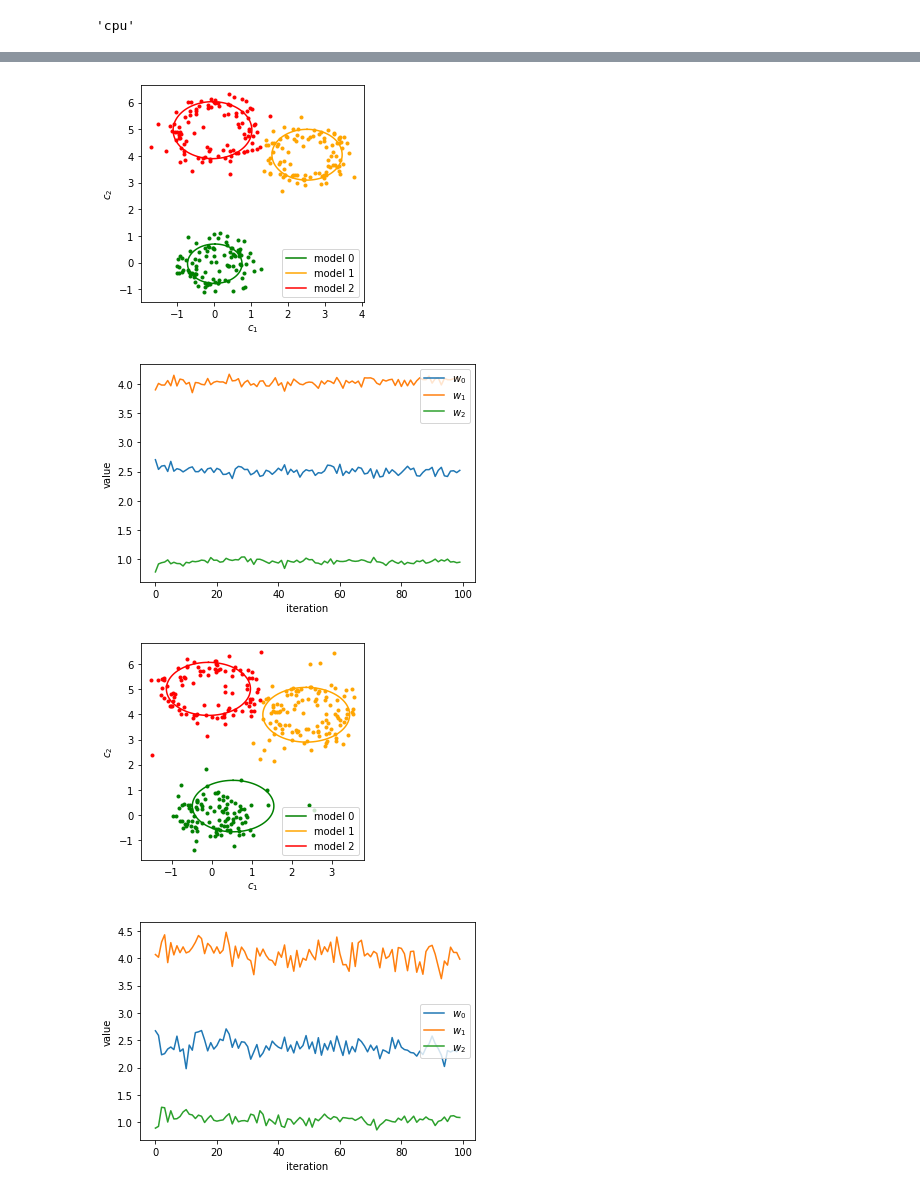
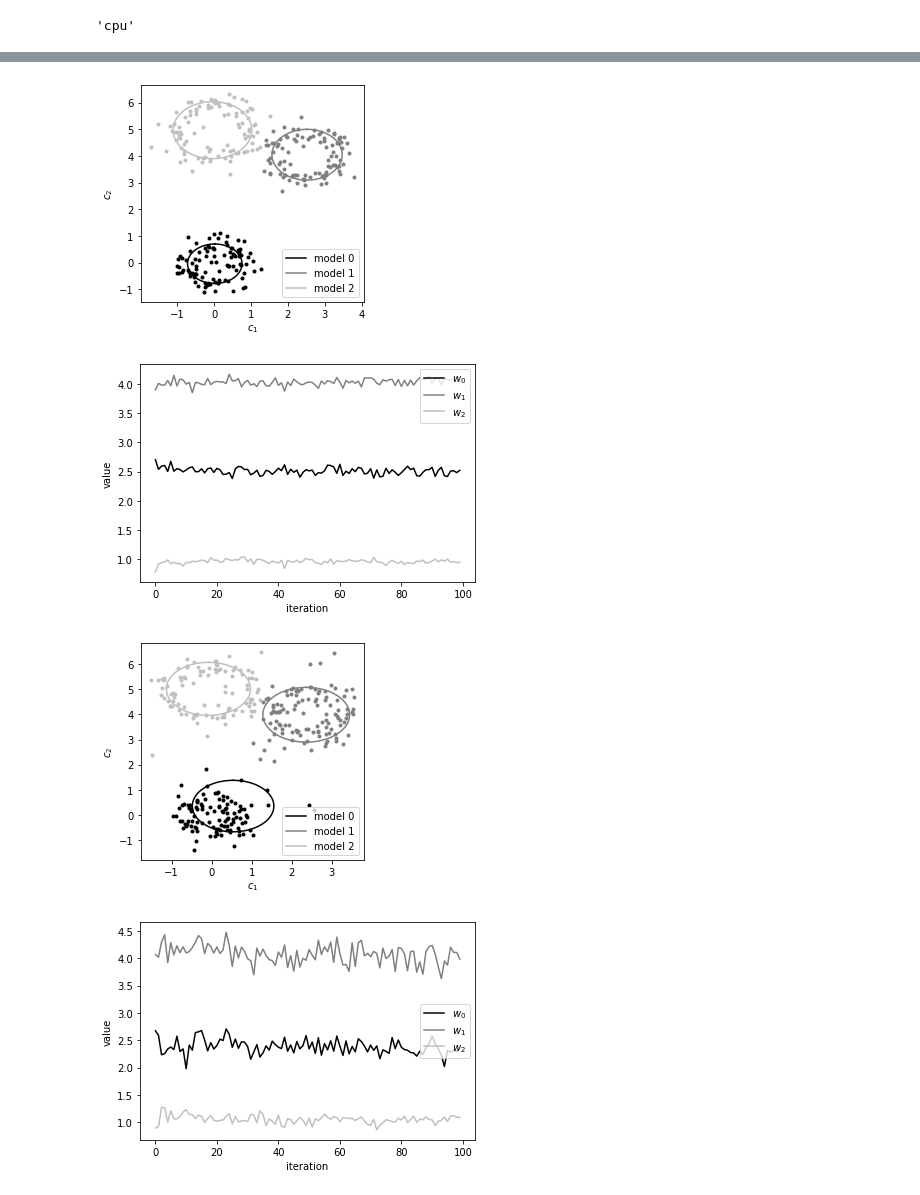
Before and after one commit to andriygav/ExpertLearning, a Jupyter notebook: code/experiment_1_part.ipynb, the cells around one changed output, grey strips where cells are left out. Saved outputs shown, nothing was run; the diff lists cells and outputs as text; code cells hidden in the pictures.

```diff
--- a/code/experiment_1_part.ipynb
+++ b/code/experiment_1_part.ipynb
@@ -160,7 +160,7 @@ for item in answers:
 
     CIRCLE, idx = list_of_circles[-1]
 
-    colors = ['green', 'orange', 'red']
+    colors = ['black', 'grey', 'silver']
 
     fig = plt.figure(figsize=(4, 4))
     for i in range(len(CIRCLE)):
@@ -179,7 +179,7 @@ for item in answers:
     plt.show()
 
     for i in range(3):
-        plt.plot(np.array([x[0][1][i] for x in list_of_circles]), label='$w_{}$'.format(i))
+        plt.plot(np.array([x[0][1][i] for x in list_of_circles]), color = colors[i], label='$w_{}$'.format(i))
 
     plt.legend(loc='best')
     plt.xlabel('iteration')
@@ -192,4 +192,4 @@ for item in answers:
-[figure, old version]
+[figure, new version]
-[figure, old version]
+[figure, new version]
-[figure, old version]
+[figure, new version]
-[figure, old version]
+[figure, new version]
```
Also changed, not shown: parts of 1 cell of this notebook.
